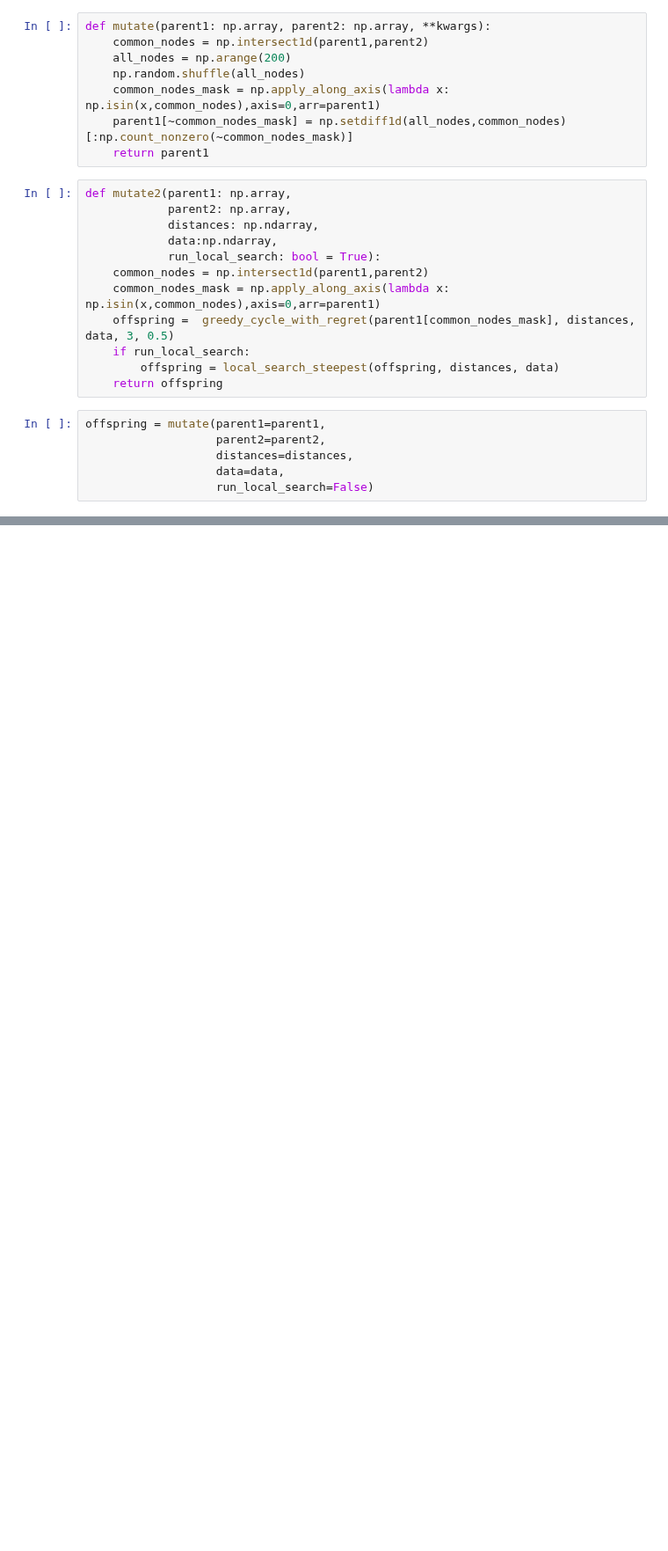
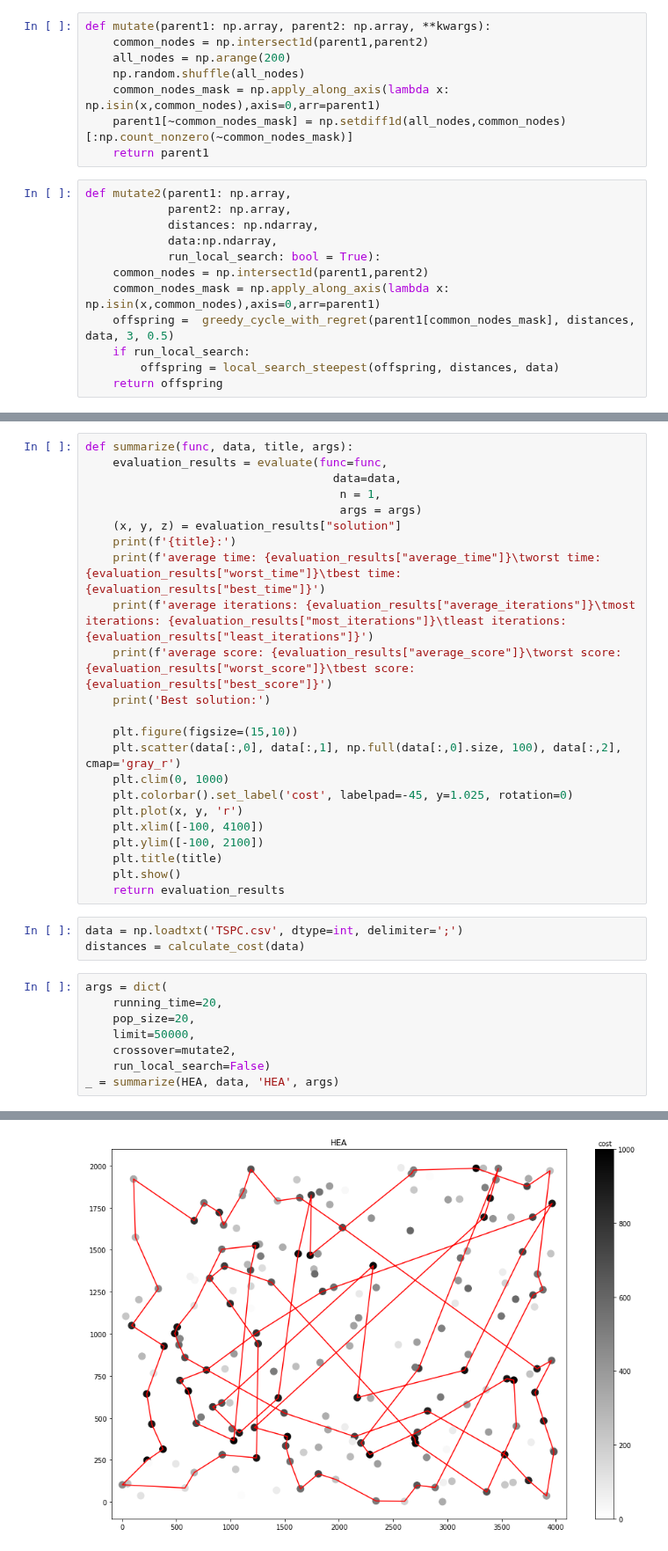
Before and after one commit to Mikikrus/Evolutionary-Computation, a Jupyter notebook: lab9/EC_lab9.ipynb, the cells around one changed output, grey strips where cells are left out. Shown at 88% size. Drawn from its saved outputs; the diff is of its cells as text; blank space fills up the shorter version.

Commit message:
lab9 first graph

```diff
--- a/lab9/EC_lab9.ipynb
+++ b/lab9/EC_lab9.ipynb
@@ -21,9 +26,3 @@ def mutate2(parent1: np.array,
     if run_local_search:
         offspring = local_search_steepest(offspring, distances, data)
     return offspring
-# %%
-offspring = mutate(parent1=parent1,
-                   parent2=parent2,
-                   distances=distances,
-                   data=data,
-                   run_local_search=False)
@@ -29,0 +96,35 @@ offspring = mutate(parent1=parent1,
+# %%
+def summarize(func, data, title, args):
+    evaluation_results = evaluate(func=func,
+                                    data=data,
+                                     n = 1,
+                                     args = args)
+    (x, y, z) = evaluation_results["solution"]
+    print(f'{title}:')
+    print(f'average time: {evaluation_results["average_time"]}\tworst time: {evaluation_results["worst_time"]}\tbest time: {evaluation_results["best_time"]}')
+    print(f'average iterations: {evaluation_results["average_iterations"]}\tmost iterations: {evaluation_results["most_iterations"]}\tleast iterations: {evaluation_results["least_iterations"]}')
+    print(f'average score: {evaluation_results["average_score"]}\tworst score: {evaluation_results["worst_score"]}\tbest score: {evaluation_results["best_score"]}')
+    print('Best solution:')
+
+    plt.figure(figsize=(15,10))
+    plt.scatter(data[:,0], data[:,1], np.full(data[:,0].size, 100), data[:,2], cmap='gray_r')
+    plt.clim(0, 1000)
+    plt.colorbar().set_label('cost', labelpad=-45, y=1.025, rotation=0)
+    plt.plot(x, y, 'r')
+    plt.xlim([-100, 4100])
+    plt.ylim([-100, 2100])
+    plt.title(title)
+    plt.show()
+    return evaluation_results
+# %%
+data = np.loadtxt('TSPC.csv', dtype=int, delimiter=';')
+distances = calculate_cost(data)
+# %%
+args = dict(
+    running_time=20,
+    pop_size=20,
+    limit=50000,
+    crossover=mutate2,
+    run_local_search=False)
+_ = summarize(HEA, data, 'HEA', args)
+# %% [output]
@@ -29,0 +138 @@ offspring = mutate(parent1=parent1,
+[figure, added]
```
Also changed, not shown: parts of 4 cells of this notebook.
